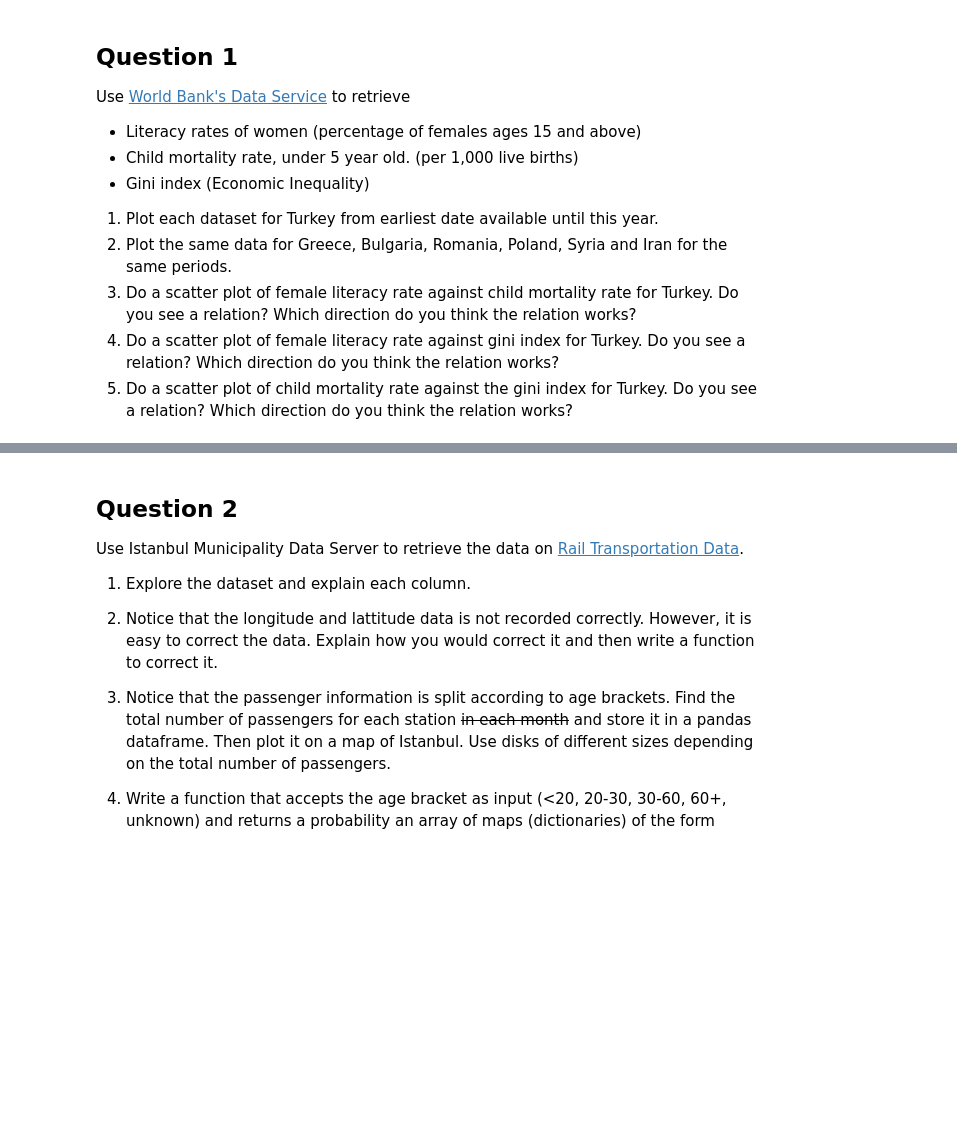
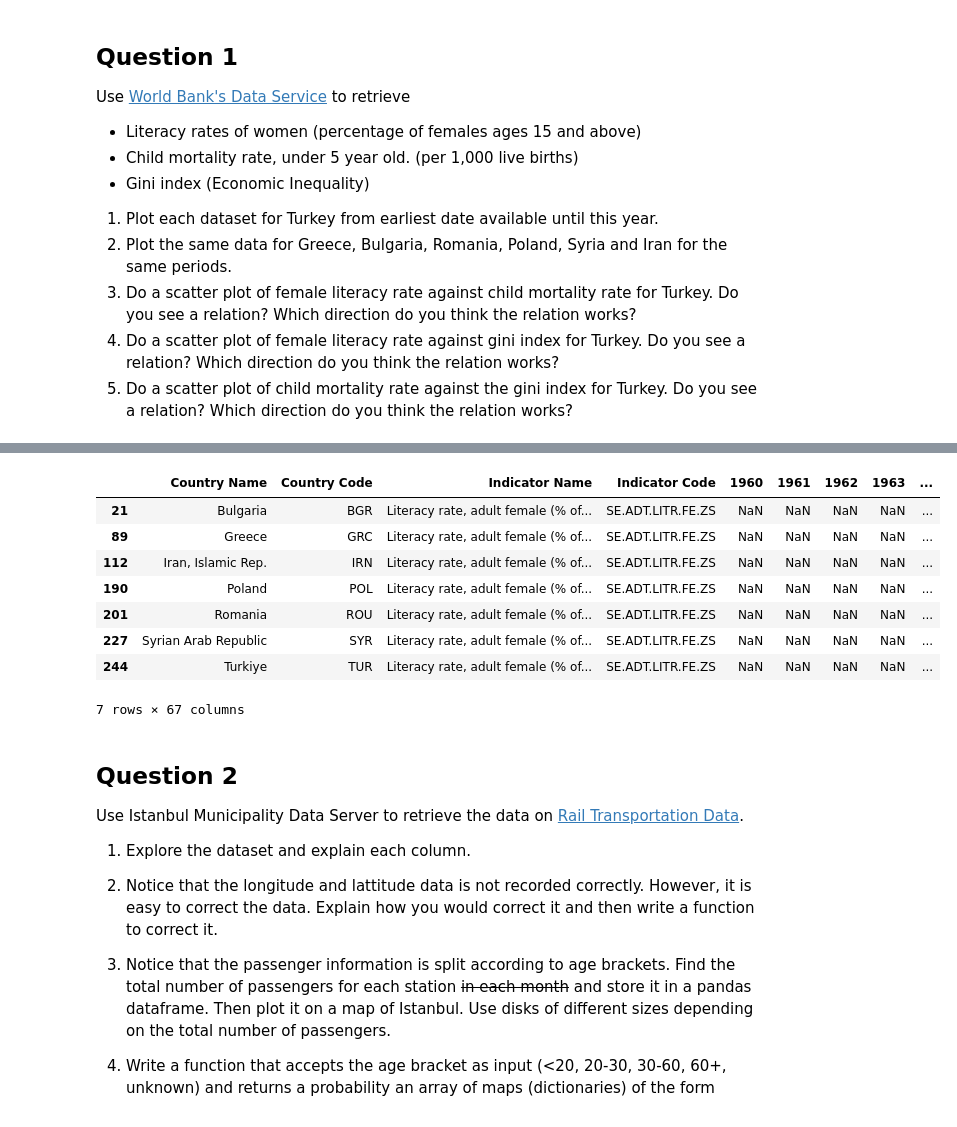
Before and after one commit to emirsglm/MAT388E-Data-Science-HW, a Jupyter notebook: HW1.ipynb, the cells around one changed output, grey strips where cells are left out. Saved outputs shown, nothing was run; the diff lists cells and outputs as text; code cells hidden in the pictures; blank space fills up the shorter version.

```diff
--- a/HW1.ipynb
+++ b/HW1.ipynb
@@ -75,3 +98,23 @@ literacyTR.plot
+# %%
+
+
+literacyGLO = literacy.loc[(literacy["Country Code"]== "TUR") | (literacy["Country Code"]== "GRC") |
+                            (literacy["Country Code"]== "BGR") | (literacy["Country Code"]== "ROU") |
+                            (literacy["Country Code"]== "POL") | (literacy["Country Code"]== "SYR") |
+                            (literacy["Country Code"]== "IRN")]
+
+
+literacyGLO
+# %% [output]
+|  | Country Name | Country Code | Indicator Name | Indicator Code | 1960 | 1961 | 1962 | 1963 | ... |
+| 21 | Bulgaria | BGR | Literacy rate, adult female (% of... | SE.ADT.LITR.FE.ZS | NaN | NaN | NaN | NaN | ... |
+| 89 | Greece | GRC | Literacy rate, adult female (% of... | SE.ADT.LITR.FE.ZS | NaN | NaN | NaN | NaN | ... |
+| 112 | Iran, Islamic Rep. | IRN | Literacy rate, adult female (% of... | SE.ADT.LITR.FE.ZS | NaN | NaN | NaN | NaN | ... |
+| 190 | Poland | POL | Literacy rate, adult female (% of... | SE.ADT.LITR.FE.ZS | NaN | NaN | NaN | NaN | ... |
+| 201 | Romania | ROU | Literacy rate, adult female (% of... | SE.ADT.LITR.FE.ZS | NaN | NaN | NaN | NaN | ... |
+| 227 | Syrian Arab Republic | SYR | Literacy rate, adult female (% of... | SE.ADT.LITR.FE.ZS | NaN | NaN | NaN | NaN | ... |
+| 244 | Turkiye | TUR | Literacy rate, adult female (% of... | SE.ADT.LITR.FE.ZS | NaN | NaN | NaN | NaN | ... |
+7 rows × 67 columns
 # %% [markdown]
 ## Question 2
 
```
Also changed, not shown: parts of 4 cells of this notebook.
